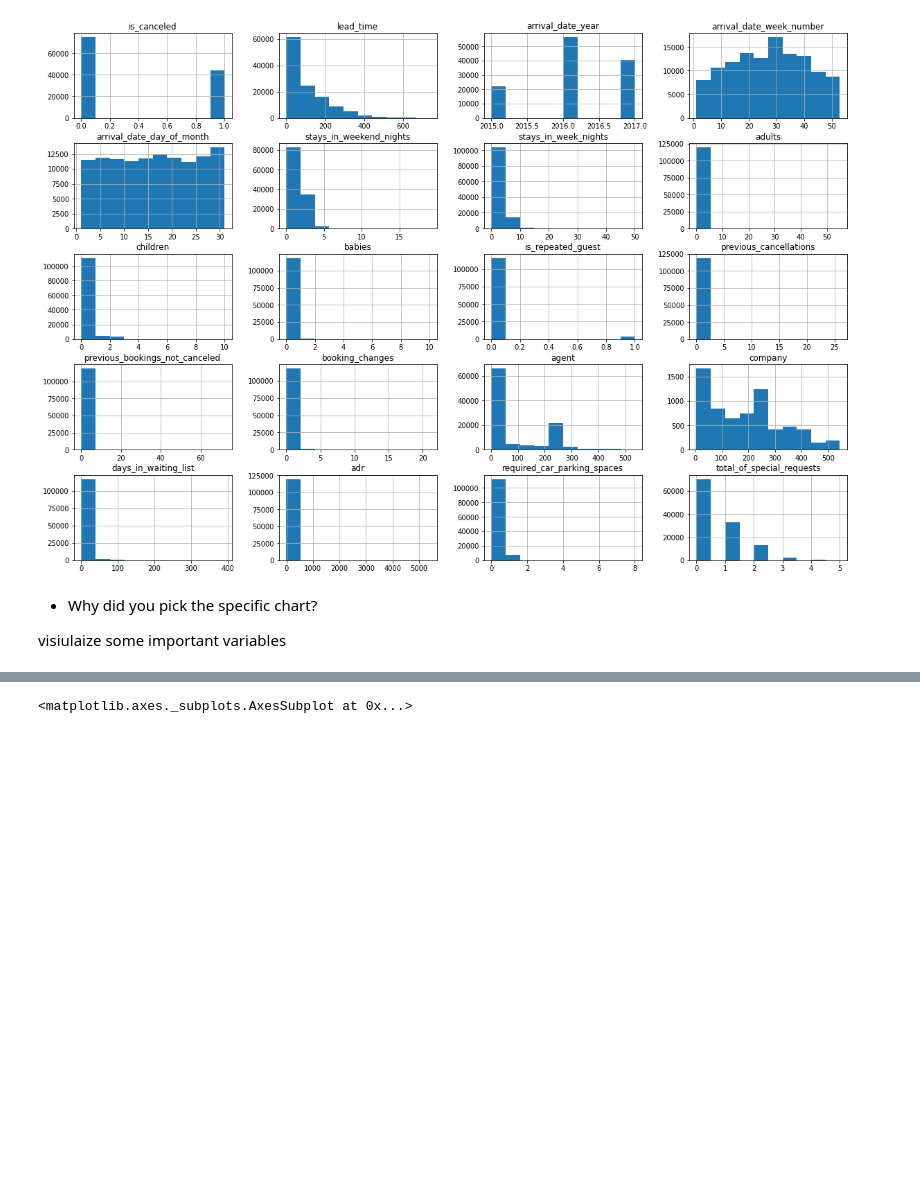
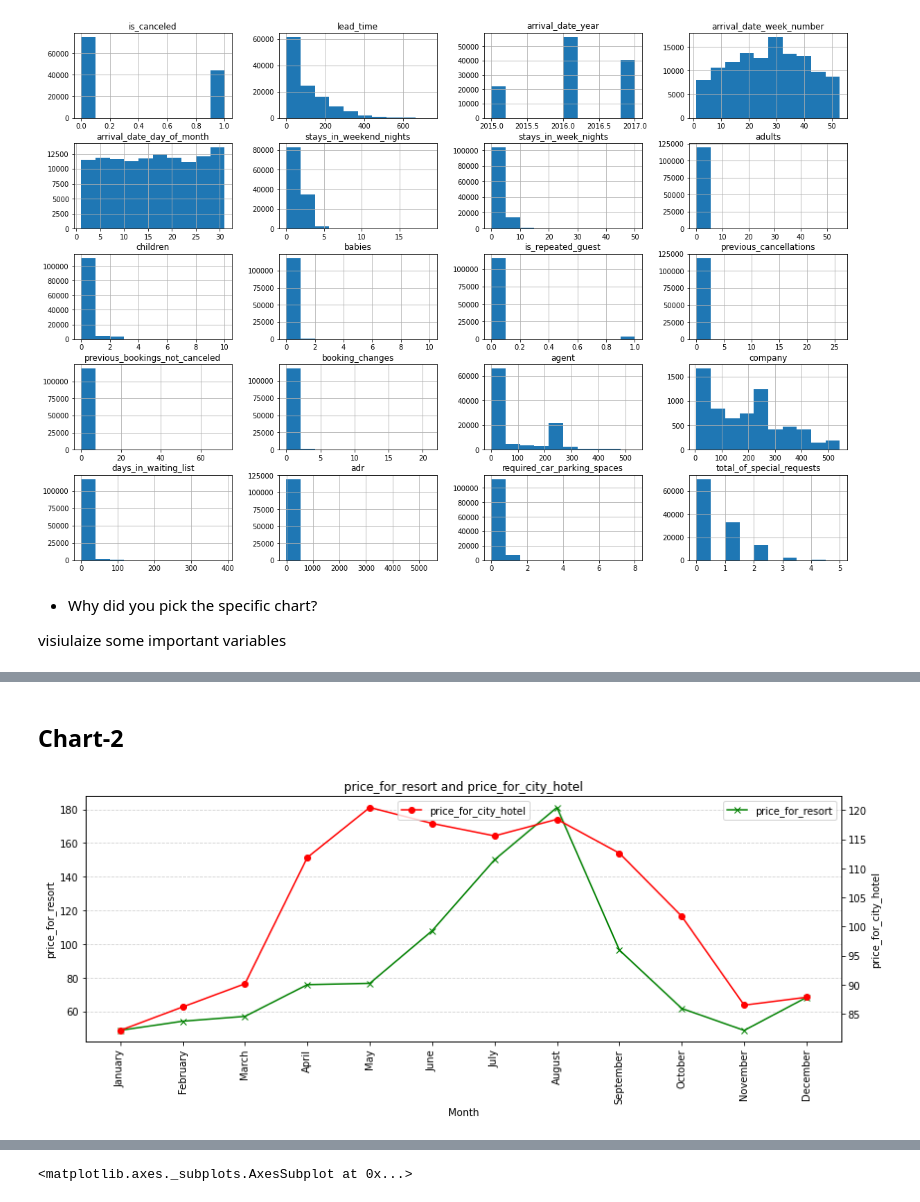
Before and after one commit to sgarad012/Hotel-data, a Jupyter notebook: Hotel_Analaysis.ipynb, the cells around one changed output, grey strips where cells are left out. Saved outputs shown, nothing was run; the diff lists cells and outputs as text; code cells hidden in the pictures; blank space fills up the shorter version.

```diff
--- a/Hotel_Analaysis.ipynb
+++ b/Hotel_Analaysis.ipynb
@@ -222,0 +167,3 @@ sns.violinplot(x='company',y='hotel',data=data)
+# %%
+city_hotel=data_city.groupby(['arrival_date_month'])['adr'].mean().reset_index()
+city_hotel
@@ -222,0 +184,4 @@ sns.violinplot(x='company',y='hotel',data=data)
+# %%
+final_hotel = resort_hotel.merge(city_hotel, on = 'arrival_date_month')
+final_hotel.columns = ['month', 'price_for_resort', 'price_for_city_hotel']
+final_hotel
@@ -222,0 +206,8 @@ sns.violinplot(x='company',y='hotel',data=data)
+# %%
+import sort_dataframeby_monthorweek as sd
+
+def sort_month(df, column_name):
+    return sd.Sort_Dataframeby_Month(df, column_name)
+# %%
+final_prices = sort_month(final_hotel, 'month')
+final_prices
@@ -222,0 +228,25 @@ sns.violinplot(x='company',y='hotel',data=data)
+# %% [markdown]
+## Chart-2
+# %%
+# plt.figure(figsize = (17, 8))
+
+# px.line(final_prices, x = 'month', y = ['price_for_resort','price_for_city_hotel'],
+#         title = 'Room price per night over the Months', template = 'plotly_dark')
+
+fig, ax = plt.subplots(figsize=(12,5))
+ax2 = ax.twinx()
+ax.set_title('price_for_resort and price_for_city_hotel')
+ax.set_xlabel('Month')
+ax.plot(final_prices['month'], final_prices['price_for_resort'], color='green', marker='x')
+ax2.plot(final_prices['month'], final_prices['price_for_city_hotel'], color='red', marker='o')
+ax.set_ylabel('price_for_resort')
+ax2.set_ylabel('price_for_city_hotel')
+ax.legend(['price_for_resort'])
+ax2.legend(['price_for_city_hotel'], loc='upper center')
+ax.set_xticks(final_prices['month'])
+ax.set_xticklabels(final_prices['month'], rotation=90)
+ax.yaxis.grid(color='lightgray', linestyle='dashed')
+plt.tight_layout()
+plt.show()
+# %% [output]
+[figure, added]
```
Also changed, not shown: parts of 70 cells of this notebook.
